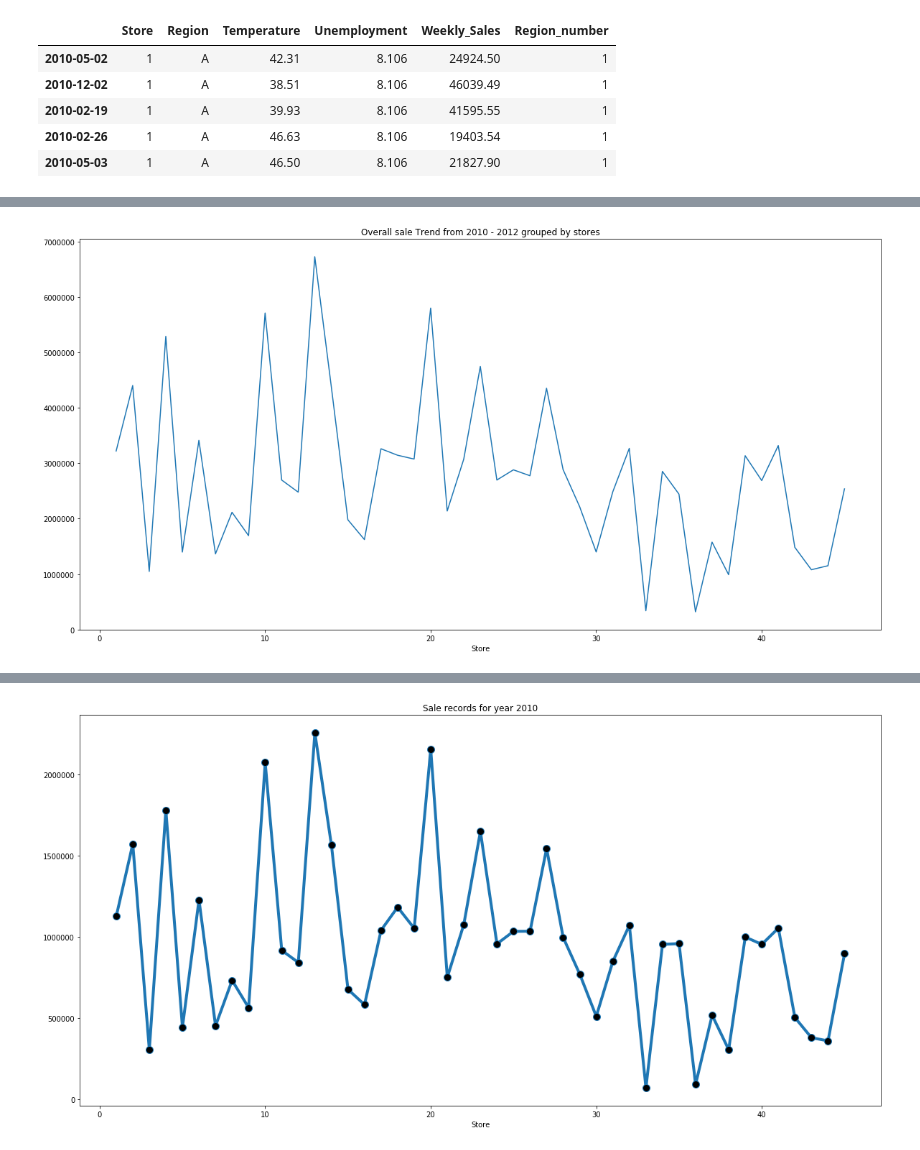
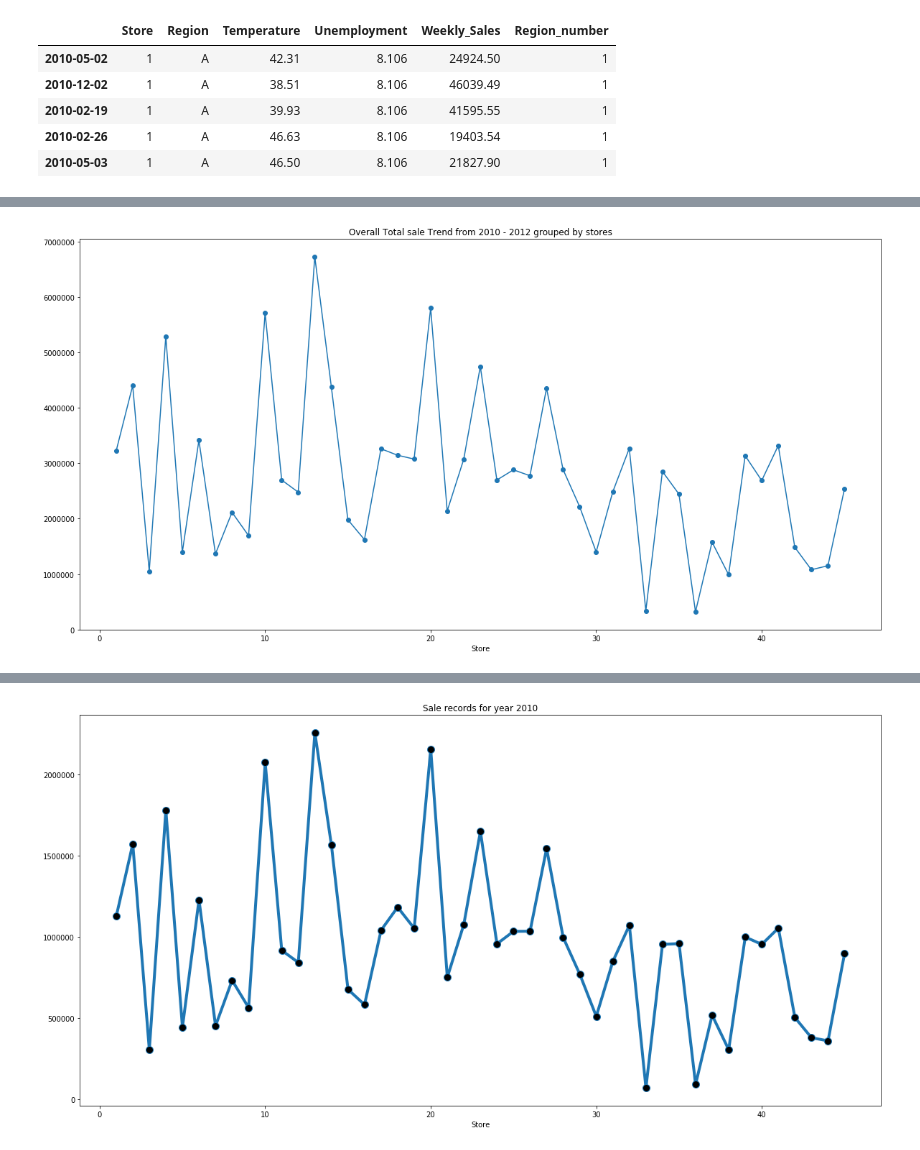
Before and after one commit to Aroraskank/Ice_cream_data_analysis, a Jupyter notebook: Science.ipynb, the cells around one changed output, grey strips where cells are left out. Saved outputs shown, nothing was run; the diff lists cells and outputs as text; code cells hidden in the pictures.

```diff
--- a/Science.ipynb
+++ b/Science.ipynb
@@ -95,7 +101,7 @@ temp_in_2012=data[data.index.year==2012].groupby('Store')['Temperature'].max()
 # %%
 plt.figure(figsize=(20,10))
-store_wise.plot()          # graph for store wise
-plt.title('Overall sale Trend from 2010 - 2012 grouped by stores')
+store_wise.plot(marker="o")          # graph for store wise
+plt.title('Overall Total sale Trend from 2010 - 2012 grouped by stores')
 plt.show()
 # %% [output]
-[figure, old version]
+[figure, new version]
```
Also changed, not shown: parts of 64 cells of this notebook.
